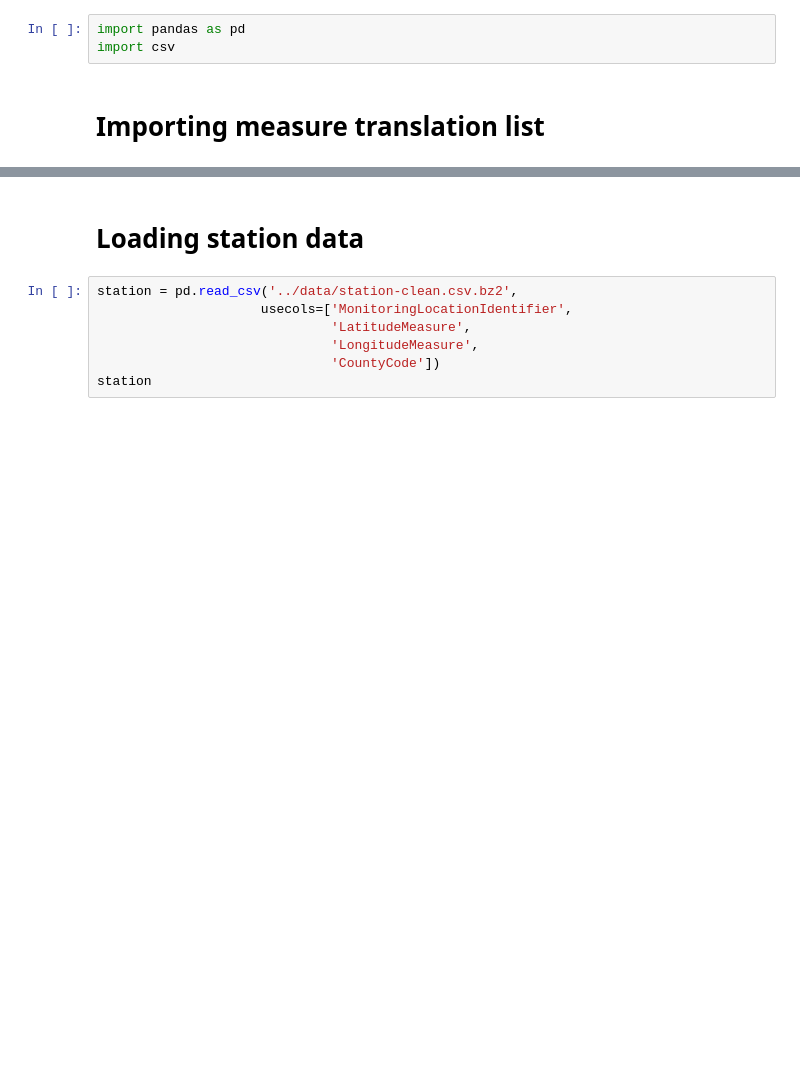
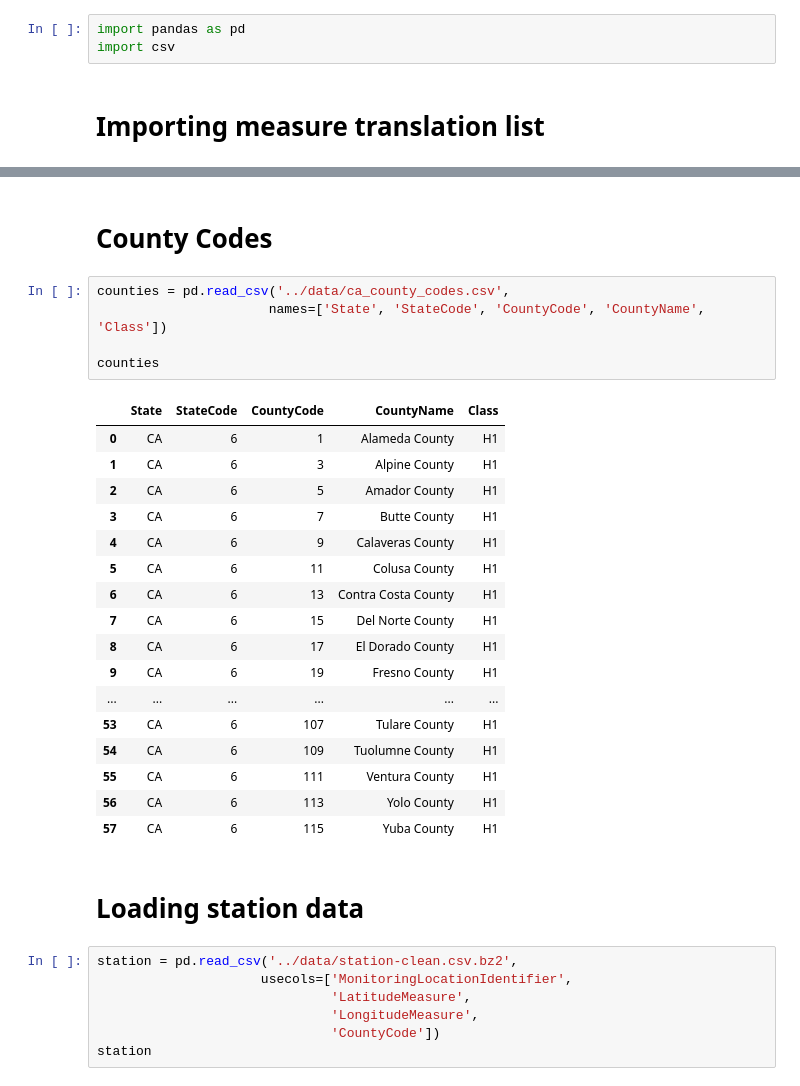
Before and after one commit to SeanU/waq, a Jupyter notebook: exploration/Measure cleanup.ipynb, the cells around one changed output, grey strips where cells are left out. Saved outputs shown, nothing was run; the diff lists cells and outputs as text; blank space fills up the shorter version.

```diff
--- a/exploration/Measure cleanup.ipynb
+++ b/exploration/Measure cleanup.ipynb
@@ -29,3 +29,28 @@ measures
+# %% [markdown]
+# County Codes
+# %%
+counties = pd.read_csv('../data/ca_county_codes.csv',
+                      names=['State', 'StateCode', 'CountyCode', 'CountyName', 'Class'])
+
+counties
+# %% [output]
+|  | State | StateCode | CountyCode | CountyName | Class |
+| 0 | CA | 6 | 1 | Alameda County | H1 |
+| 1 | CA | 6 | 3 | Alpine County | H1 |
+| 2 | CA | 6 | 5 | Amador County | H1 |
+| 3 | CA | 6 | 7 | Butte County | H1 |
+| 4 | CA | 6 | 9 | Calaveras County | H1 |
+| 5 | CA | 6 | 11 | Colusa County | H1 |
+| 6 | CA | 6 | 13 | Contra Costa County | H1 |
+| 7 | CA | 6 | 15 | Del Norte County | H1 |
+| 8 | CA | 6 | 17 | El Dorado County | H1 |
+| 9 | CA | 6 | 19 | Fresno County | H1 |
+| ... | ... | ... | ... | ... | ... |
+| 53 | CA | 6 | 107 | Tulare County | H1 |
+| 54 | CA | 6 | 109 | Tuolumne County | H1 |
+| 55 | CA | 6 | 111 | Ventura County | H1 |
+| 56 | CA | 6 | 113 | Yolo County | H1 |
+| 57 | CA | 6 | 115 | Yuba County | H1 |
 # %% [markdown]
 # Loading station data
 # %%
```
Also changed, not shown: parts of 9 cells of this notebook, 5 other files.
